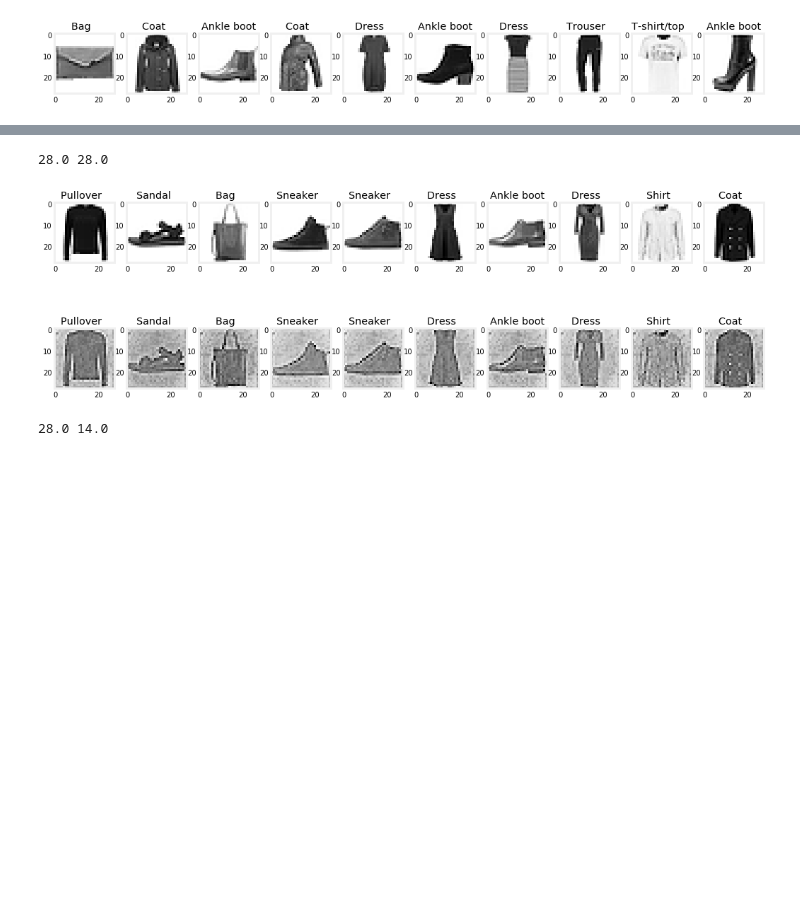
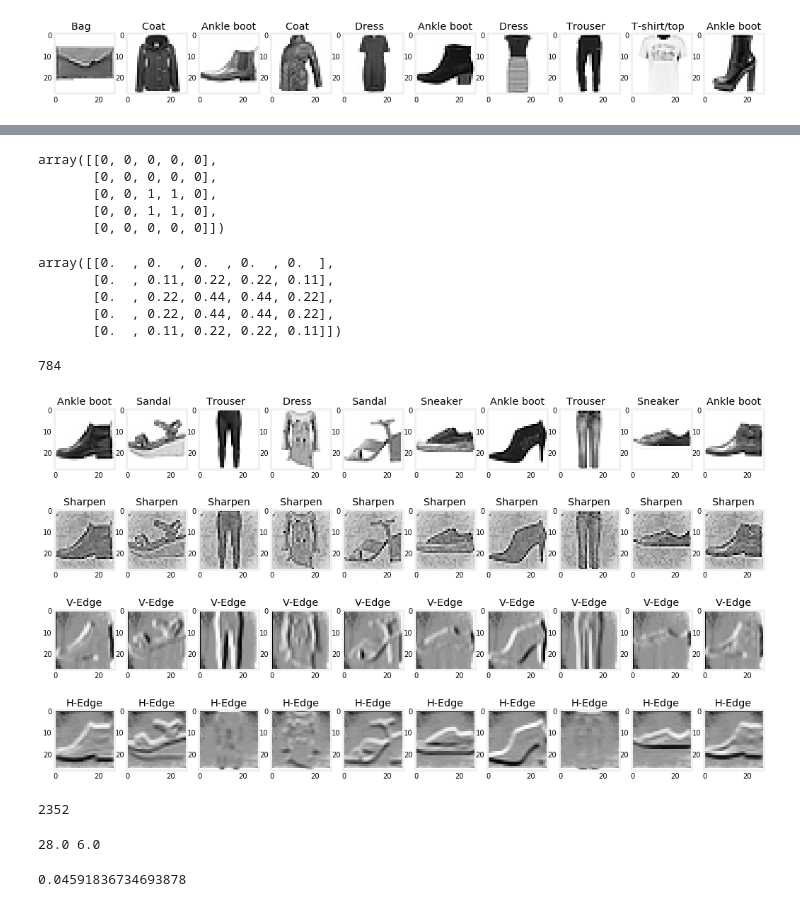
Before and after one commit to PacktPublishing/Hands-On-Machine-Learning-with-scikit-learn-and-Scientific-Python-Toolkits, a Jupyter notebook: chapters/ch07/Convolutions.ipynb, the cells around one changed output, grey strips where cells are left out. Drawn from its saved outputs; the diff is of its cells as text; code cells hidden in the pictures; blank space fills up the shorter version.

```diff
--- a/chapters/ch07/Convolutions.ipynb
+++ b/chapters/ch07/Convolutions.ipynb
@@ -121,20 +161,31 @@ fig.show()
+# %%
+x_example
+# %% [output]
+array([[0, 0, 0, 0, 0],
+       [0, 0, 0, 0, 0],
+       [0, 0, 1, 1, 0],
+       [0, 0, 1, 1, 0],
+       [0, 0, 0, 0, 0]])
+# %%
+x_example_convolve.round(2)
+# %% [output]
+array([[0.  , 0.  , 0.  , 0.  , 0.  ],
+       [0.  , 0.11, 0.22, 0.22, 0.11],
+       [0.  , 0.22, 0.44, 0.44, 0.22],
+       [0.  , 0.22, 0.44, 0.44, 0.22],
+       [0.  , 0.11, 0.22, 0.22, 0.11]])
+# %%
+int(np.sqrt(x_train.shape[1])) # ** 2
+# %% [output]
+784
 # %%
 from scipy import ndimage
 from sklearn.preprocessing import MinMaxScaler
 
 def convolve(x, kernel=[[0,-1,0], [-1,5,-1], [0,-1,0]]):
     w = int(np.sqrt(x.shape[1]))
-    x = ndimage.convolve(x.reshape((x.shape[0], w, w)), [kernel], mode='reflect', cval=0.0)
+    x = ndimage.convolve(x.reshape((x.shape[0], w, w)), [kernel], mode='constant', cval=0.0)
     x = x.reshape(x.shape[0], x.shape[1]*x.shape[2])
     x = MinMaxScaler().fit_transform(x)
 
     return x
-# %%
-kernel = [[0,-1,0], [-1,5,-1], [0,-1,0]]
-
-x_train_conv = convolve(x_train, kernel)
-x_test_conv = convolve(x_test, kernel)
-
-print(np.sqrt(x_test.shape[1]), np.sqrt(x_test_conv.shape[1]))
-# %% [output]
-28.0 28.0
@@ -141,16 +200,36 @@ print(np.sqrt(x_test.shape[1]), np.sqrt(x_test_conv.shape[1]))
+# %%
+kernels = [
+    ['Sharpen', [[0,-1,0], [-1,5,-1], [0,-1,0]], None, None],
+    ['V-Edge', [[-1,0,1], [-2,0,2], [-1,0,1]], None, None],
+    ['H-Edge', [[-1,-2,-1], [0,0,0], [1,2,1]], None, None],
+]
+
+for i, kernel in enumerate(kernels):
+    kernels[i][-2] = convolve(x_train, kernel[1])
+    kernels[i][-1] = convolve(x_test, kernel[1])
+
+
+x_train_conv = convolve(x_train, kernels[-1][1])
+x_test_conv = convolve(x_test, kernels[-1][1])
 # %%
-fig, axs = plt.subplots(2, 10, figsize=(16, 6))
+fig, axs = plt.subplots(4, 10, figsize=(16, 10))
 
 import random
 
 for i in range(10):
     rand = random.choice(range(x_train.shape[0]))
     display_fashion(x_train[rand], y_train_translated[rand], axs[0][i])
-    display_fashion(x_train_conv[rand], y_train_translated[rand], axs[1][i])
+    display_fashion(kernels[0][2][rand], kernels[0][0], axs[1][i])
+    display_fashion(kernels[1][2][rand], kernels[1][0], axs[2][i])
+    display_fashion(kernels[2][2][rand], kernels[2][0], axs[3][i])
 
 fig.show()
 # %% [output]
-[figure, old version]
+[figure, new version]
+# %%
+3 * (28 ** 2)
+# %% [output]
+2352
 # %%
 from scipy import ndimage
 from sklearn.preprocessing import MinMaxScaler
@@ -165,12 +244,16 @@ def maxpool(x, size=(2,2)):
 
     return x
 # %%
-x_train_maxpool = maxpool(x_train_conv, size=(2,2))
-x_test_maxpool = maxpool(x_test_conv, size=(2,2))
+x_train_maxpool = maxpool(x_train_conv, size=(5,5))
+x_test_maxpool = maxpool(x_test_conv, size=(5,5))
 
 print(np.sqrt(x_test_conv.shape[1]), np.sqrt(x_test_maxpool.shape[1]))
 # %% [output]
-28.0 14.0
+28.0 6.0
+# %%
+6**2 / 28**2
+# %% [output]
+0.04591836734693878
 # %%
 fig, axs = plt.subplots(2, 10, figsize=(16, 6))
 
```
Also changed, not shown: parts of 19 cells of this notebook, 2 other files.
